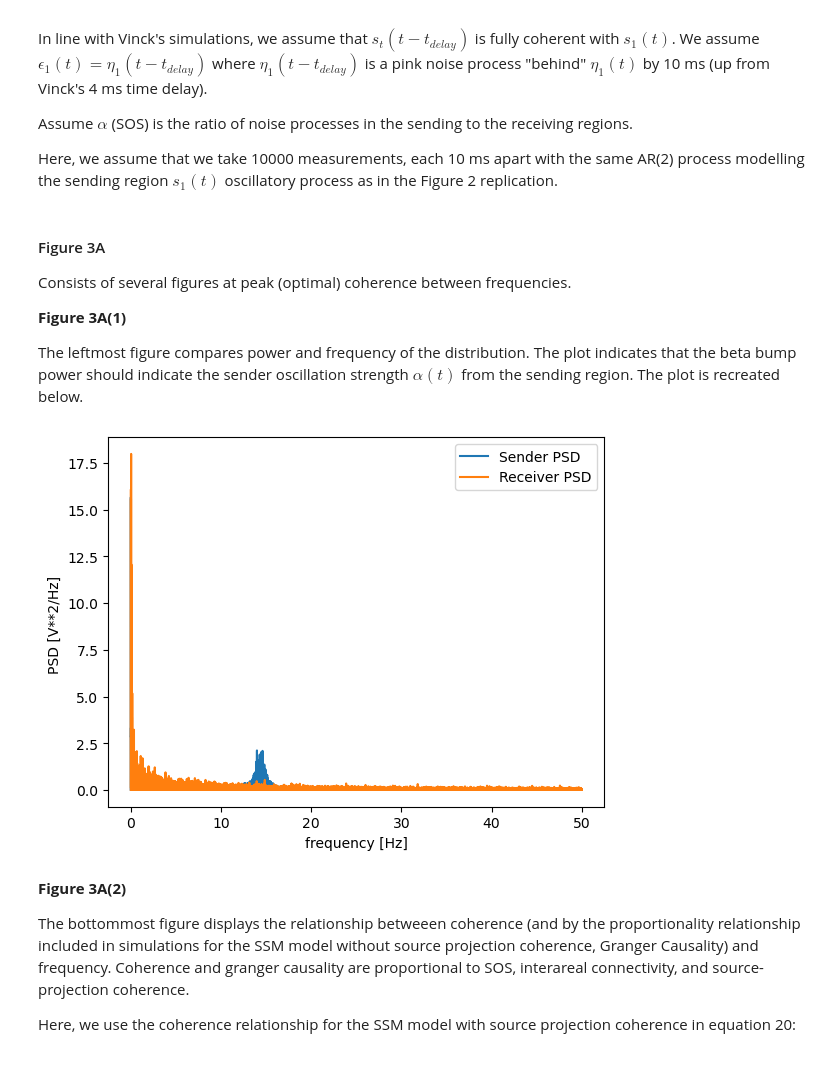
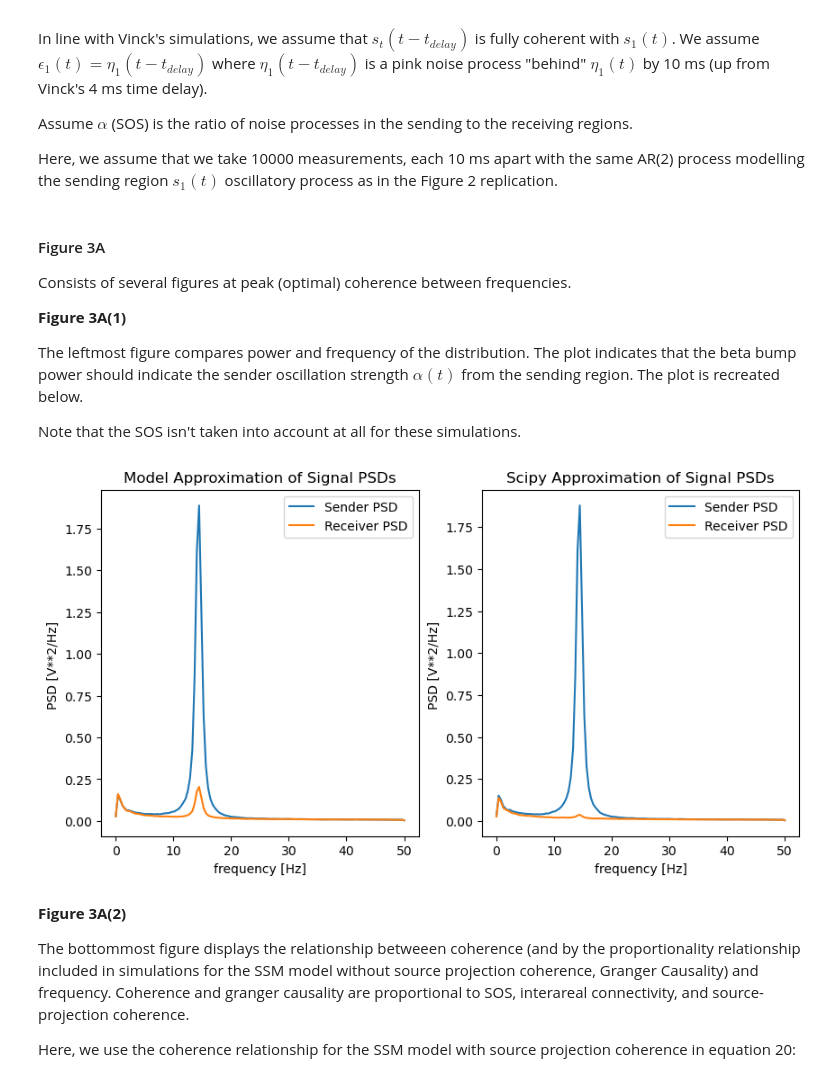
Before and after one commit to cyneuro/neuro_communication, a Jupyter notebook: Vinck2021_SSM_tutorial.ipynb, the cells around one changed output. Cells and saved outputs as stored; diff of their text form; code cells hidden in the pictures.

```diff
--- a/Vinck2021_SSM_tutorial.ipynb
+++ b/Vinck2021_SSM_tutorial.ipynb
@@ -526,13 +515,23 @@ offset_noise_process1 = numpy.insert(offset_noise_process1, 0, numpy.random.norm
 z1_noise = math.sqrt(1 - gamma) * noise_process1 + math.sqrt(gamma) * noise_process3
 z2_noise = noise_process2 + w * offset_noise_process1
 
+# Getting PSDs for oscillatory and noise processes
+f, psd_z1_signal = signal.welch(osc_process1, sampling_freq)
+f, psd_z1_noise = signal.welch(z1_noise, sampling_freq)
+
 # Using the SOS to scale the signal to noise ratio.
-avg_noise_ratio = float(numpy.divide(numpy.sum(abs(z1_noise/z2_noise)),len_data))
-z2_noise = numpy.multiply(z2_noise, (avg_signoise_ratio/sos))
+#avg_noise_ratio = float(numpy.divide(numpy.sum(abs(psd_z1_noise/psd_z2_noise)),len_data))
+#psd_z2_noise = numpy.multiply(psd_z2_noise, (avg_signoise_ratio/sos))
 
-# Adding together the oscillatory and broad-band processes to get the sender signal z1
+# Calculating Z11 and Z12 according to Vinck model equations.
+psd_z1 = psd_z1_signal + psd_z1_noise
+psd_z2 = w * psd_z1_signal + (1 + w) * psd_z1_noise
+
+# Calculating Z11 and Z12 based on scipy
 timeseries_z1 = osc_process1 + z1_noise
 timeseries_z2 = numpy.multiply(osc_process1, w) + z2_noise
+fscipy, psdscipy_z1 = signal.welch(timeseries_z1, sampling_freq)
+fscipy, psdscipy_z2 = signal.welch(timeseries_z2, sampling_freq)
 # %% [markdown]
 #### Figure 3A
 
@@ -541,20 +540,27 @@ Consists of several figures at peak (optimal) coherence between frequencies.
 **Figure 3A(1)**
 
 The leftmost figure compares power and frequency of the distribution. The plot indicates that the beta bump power should indicate the sender oscillation strength $\alpha(t)$ from the sending region. The plot is recreated below.
+
+Note that the SOS isn't taken into account at all for these simulations.
 # %%
-# Getting power spectral densities of sender and receiver signals.
-f_z1, psd_z1 = signal.periodogram(timeseries_z1, sampling_freq)
-f_z2, psd_z2 = signal.periodogram(timeseries_z2, sampling_freq)
+fig, axes = plt.subplots(nrows=1, ncols=2, figsize=(10,5))
+axes[0].plot(f, psd_z1, label="Sender PSD")
+axes[0].plot(f, psd_z2, label="Receiver PSD")
+axes[0].set_xlabel('frequency [Hz]')
+axes[0].set_ylabel('PSD [V**2/Hz] ')
+axes[0].set_title('Model Approximation of Signal PSDs')
+axes[0].legend()
 
-fig, ax = plt.subplots()
-ax.plot(f_z1, psd_z1, label="Sender PSD")
-ax.plot(f_z2, psd_z2, label="Receiver PSD")
-ax.set_xlabel('frequency [Hz]')
-ax.set_ylabel('PSD [V**2/Hz] ')
-plt.legend()
+axes[1].plot(fscipy, psdscipy_z1, label="Sender PSD")
+axes[1].plot(fscipy, psdscipy_z2, label="Receiver PSD")
+axes[1].set_xlabel('frequency [Hz]')
+axes[1].set_ylabel('PSD [V**2/Hz] ')
+axes[1].set_title('Scipy Approximation of Signal PSDs')
+axes[1].legend()
+
 plt.show()
 # %% [output]
-[figure, old version]
+[figure, new version]
 # %% [markdown]
 **Figure 3A(2)**
 
```
Also changed, not shown: parts of 11 cells of this notebook.
